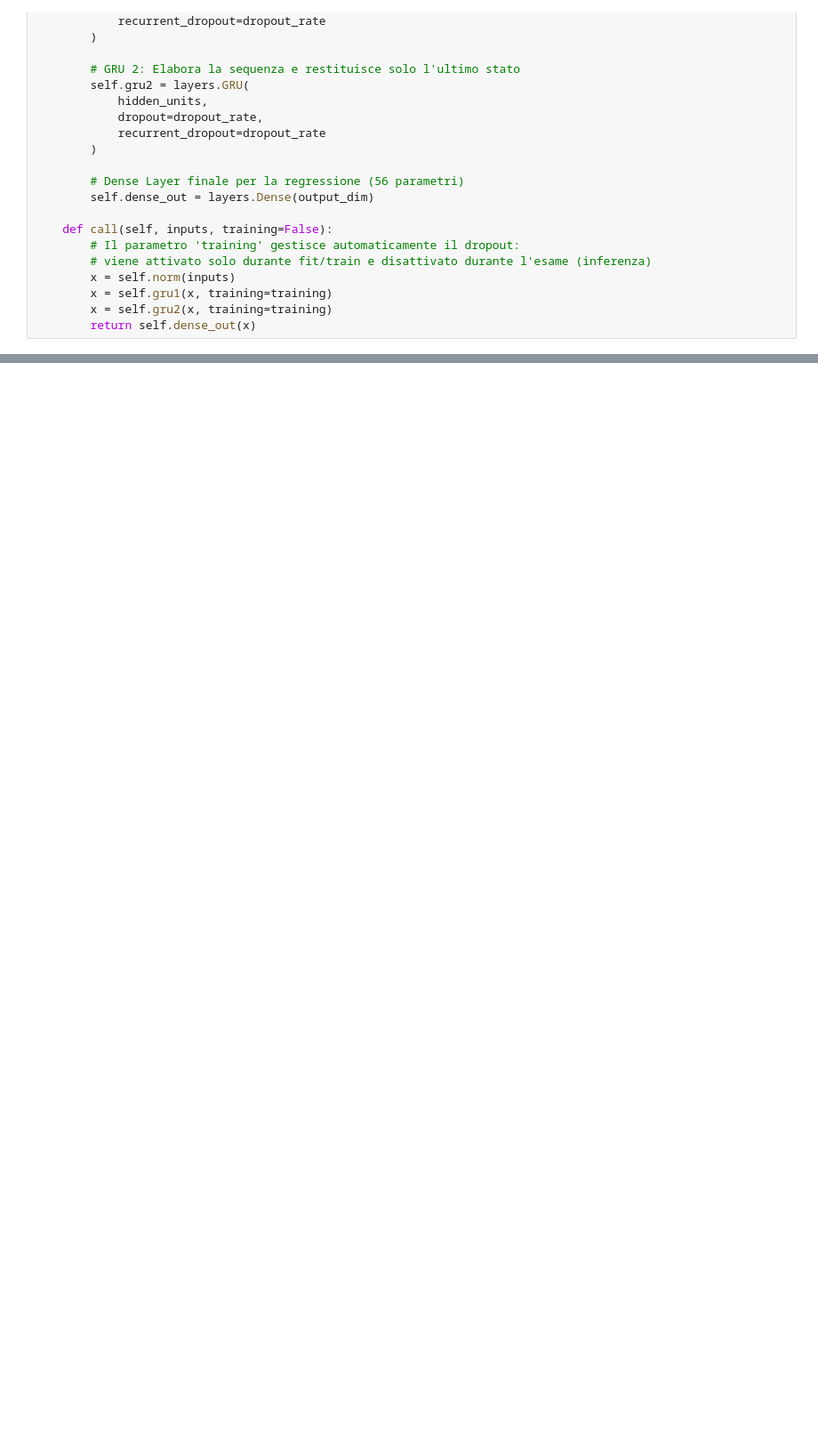
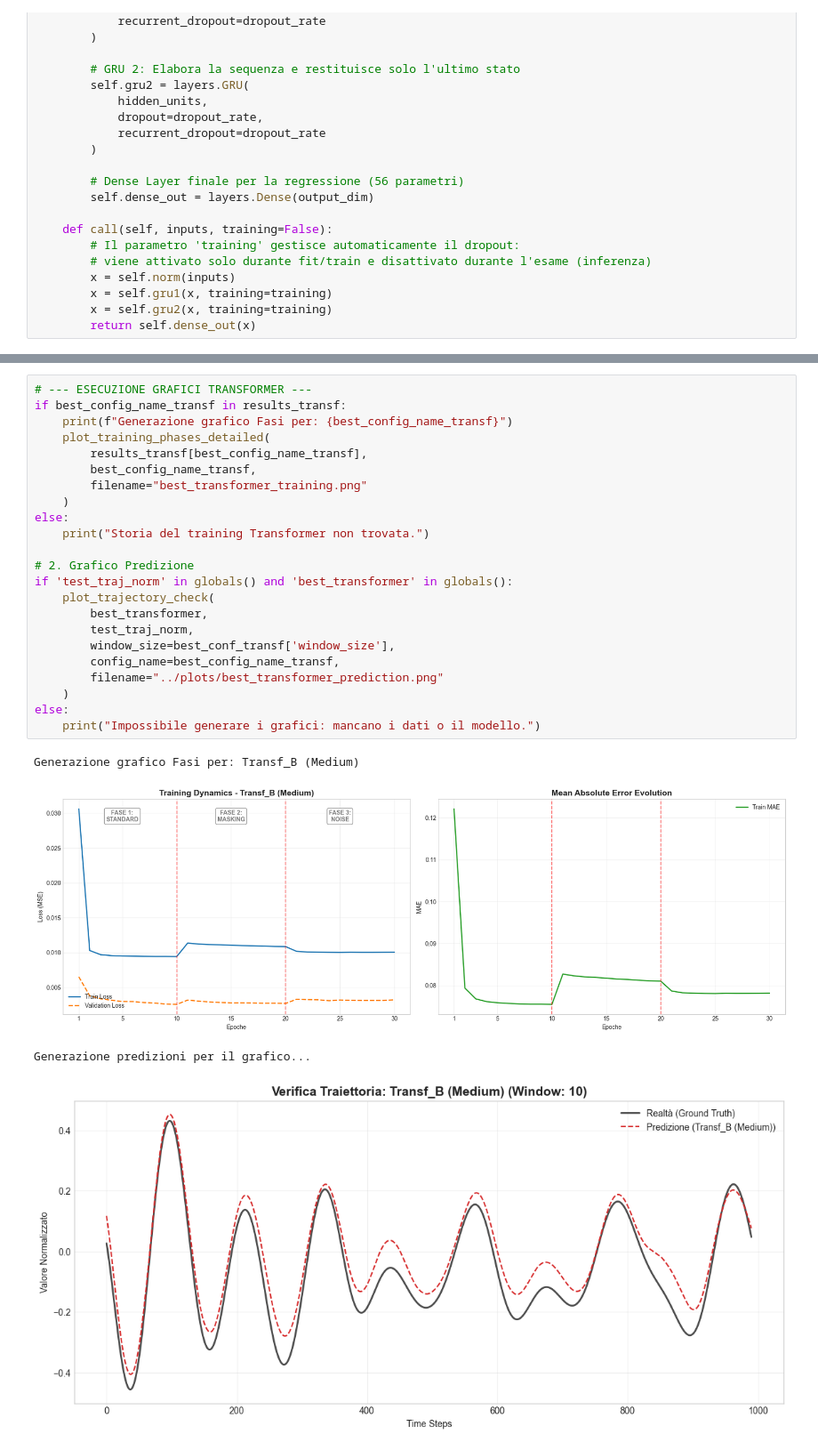
Before and after one commit to aldogioia/deep, a Jupyter notebook: notebooks/main_notebook.ipynb, the cells around one changed output, grey strips where cells are left out. Shown at 89% size. Cells and saved outputs as stored; diff of their text form; blank space fills up the shorter version.

```diff
--- a/notebooks/main_notebook.ipynb
+++ b/notebooks/main_notebook.ipynb
@@ -462,0 +734,28 @@ print(tf.config.list_physical_devices('GPU'))
+# %%
+# --- ESECUZIONE GRAFICI TRANSFORMER ---
+if best_config_name_transf in results_transf:
+    print(f"Generazione grafico Fasi per: {best_config_name_transf}")
+    plot_training_phases_detailed(
+        results_transf[best_config_name_transf],
+        best_config_name_transf,
+        filename="best_transformer_training.png"
+    )
+else:
+    print("Storia del training Transformer non trovata.")
+
+# 2. Grafico Predizione
+if 'test_traj_norm' in globals() and 'best_transformer' in globals():
+    plot_trajectory_check(
+        best_transformer,
+        test_traj_norm,
+        window_size=best_conf_transf['window_size'],
+        config_name=best_config_name_transf,
+        filename="../plots/best_transformer_prediction.png"
+    )
+else:
+    print("Impossibile generare i grafici: mancano i dati o il modello.")
+# %% [output]
+Generazione grafico Fasi per: Transf_B (Medium)
+[figure, added]
+Generazione predizioni per il grafico...
+[figure, added]
```
Also changed, not shown: parts of 16 cells of this notebook, 10 other files.
